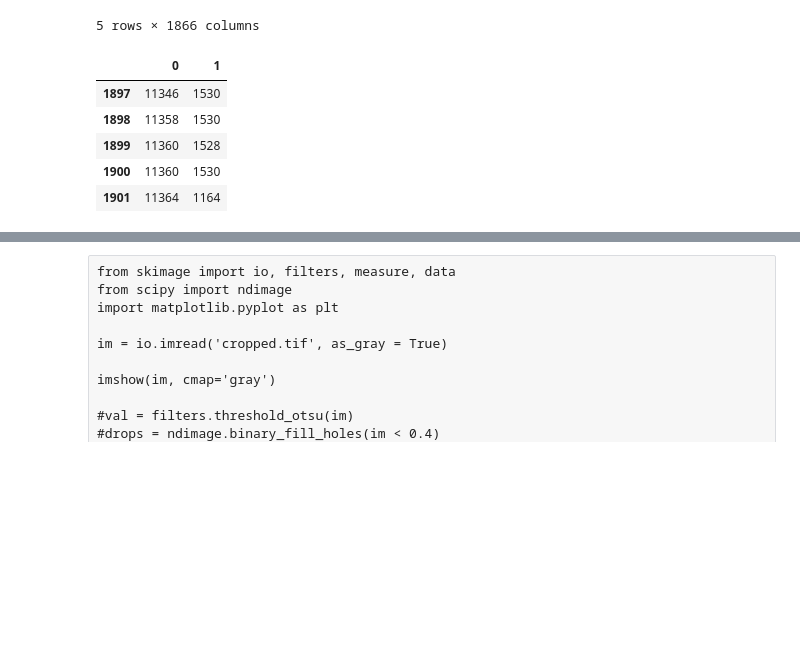
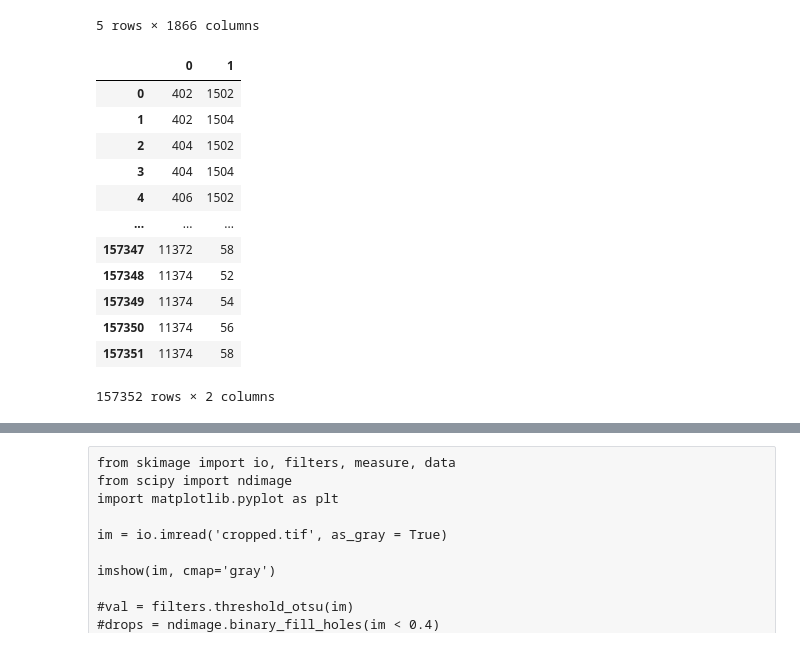
Before and after one commit to dinhtuanphan/RealtimeObjectTracking, a Jupyter notebook: countObjects.ipynb, the cells around one changed output, grey strips where cells are left out. Saved outputs shown, nothing was run; the diff lists cells and outputs as text; code cells hidden in the pictures; blank space fills up the shorter version.

```diff
--- a/countObjects.ipynb
+++ b/countObjects.ipynb
@@ -59,24 +66,31 @@ df.head()
 # %%
 import matplotlib.pyplot as plt
 import numpy as np
 # from scipy.interpolate import UnivariateSpline
 # from csaps import csaps
 
 points = []
 for index, row in df.iterrows():
     for i,x in enumerate(row):
         if x==255:
             points.append([index,i])
 df_plt = pd.DataFrame(points)
 df_plt = df_plt*2
-df_plt.tail()
+df_plt
 # %% [output]
 |  | 0 | 1 |
-| 1897 | 11346 | 1530 |
-| 1898 | 11358 | 1530 |
-| 1899 | 11360 | 1528 |
-| 1900 | 11360 | 1530 |
-| 1901 | 11364 | 1164 |
+| 0 | 402 | 1502 |
+| 1 | 402 | 1504 |
+| 2 | 404 | 1502 |
+| 3 | 404 | 1504 |
+| 4 | 406 | 1502 |
+| ... | ... | ... |
+| 157347 | 11372 | 58 |
+| 157348 | 11374 | 52 |
+| 157349 | 11374 | 54 |
+| 157350 | 11374 | 56 |
+| 157351 | 11374 | 58 |
+157352 rows × 2 columns
 # %%
 from matplotlib import pyplot as plt
 from matplotlib.figure import figaspect
```
Also changed, not shown: parts of 6 cells of this notebook.
